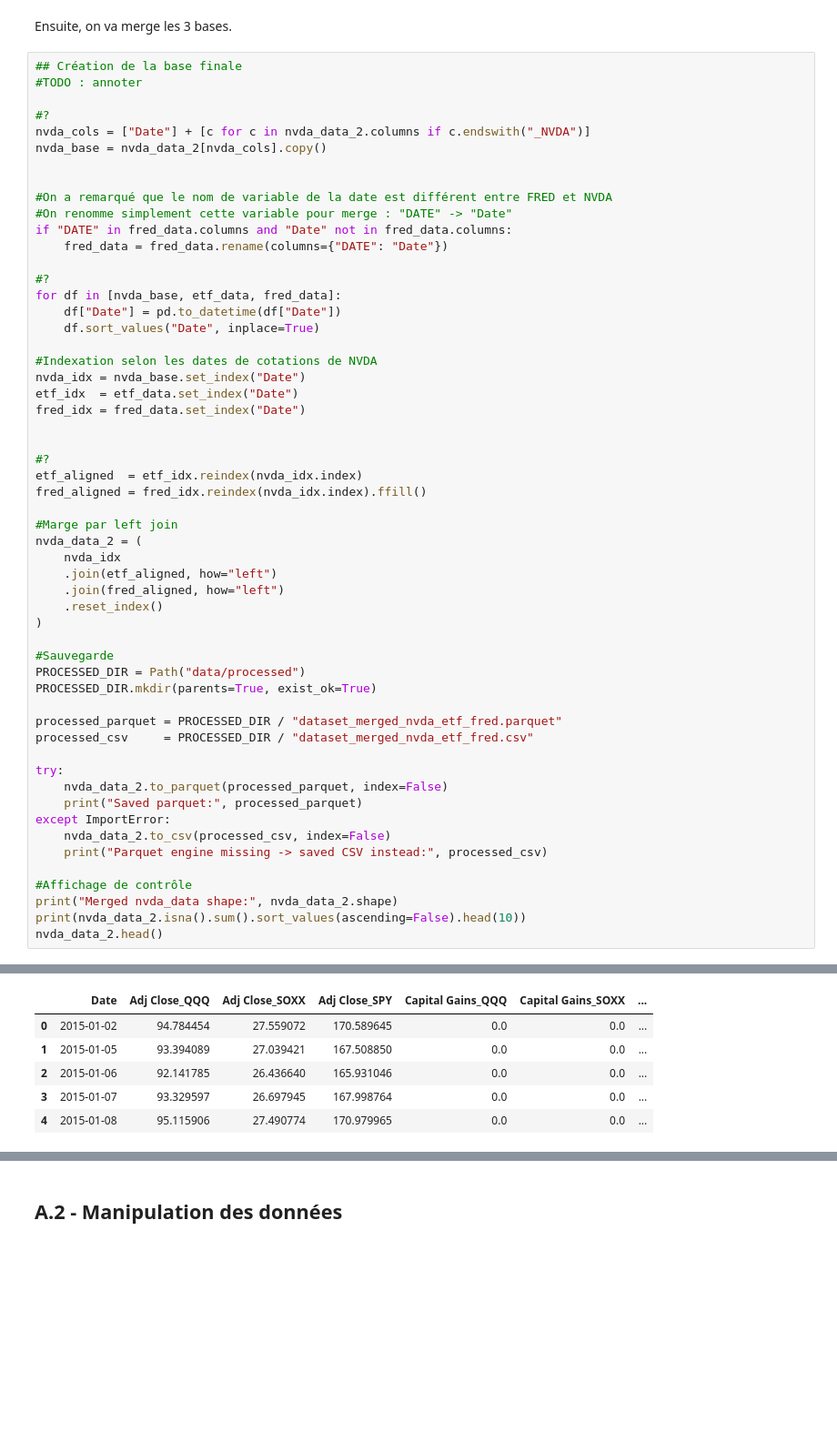
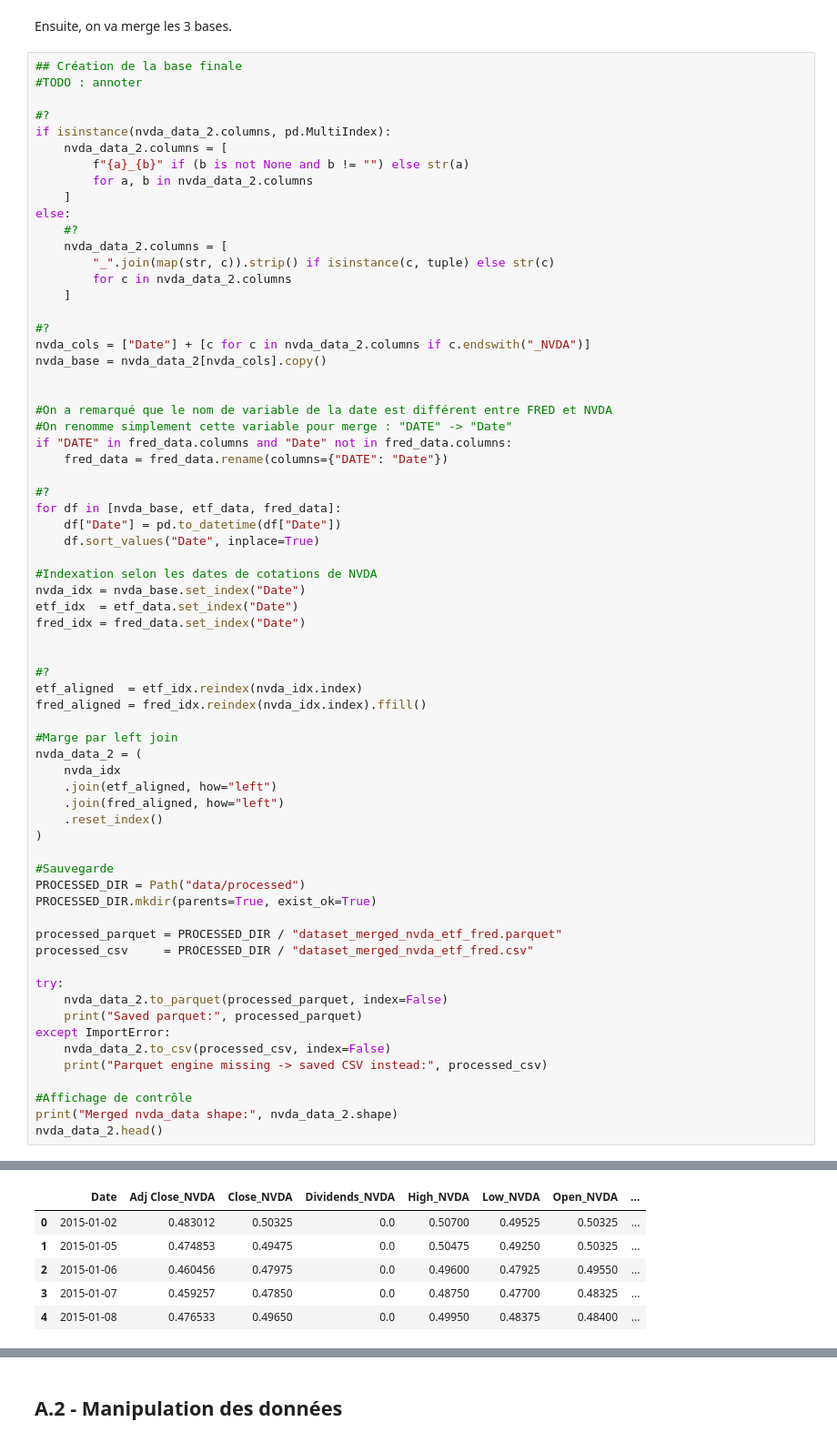
Before and after one commit to JoelKt29/Python-pour-la-data, a Jupyter notebook: Final copy.ipynb, the cells around one changed output, grey strips where cells are left out. Shown: that part at 91% size. Saved outputs shown, nothing was run; the diff lists cells and outputs as text; blank space fills up the shorter version.

```diff
--- a/Final copy.ipynb
+++ b/Final copy.ipynb
@@ -125,6 +128,19 @@ Ensuite, on va merge les 3 bases.
 # %%
 ## Création de la base finale
 #TODO : annoter
+
+#?
+if isinstance(nvda_data_2.columns, pd.MultiIndex):
+    nvda_data_2.columns = [
+        f"{a}_{b}" if (b is not None and b != "") else str(a)
+        for a, b in nvda_data_2.columns
+    ]
+else:
+    #?
+    nvda_data_2.columns = [
+        "_".join(map(str, c)).strip() if isinstance(c, tuple) else str(c)
+        for c in nvda_data_2.columns
+    ]
 
 #?
 nvda_cols = ["Date"] + [c for c in nvda_data_2.columns if c.endswith("_NVDA")]
@@ -175,7 +191,6 @@ except ImportError:
 
 #Affichage de contrôle
 print("Merged nvda_data shape:", nvda_data_2.shape)
-print(nvda_data_2.isna().sum().sort_values(ascending=False).head(10))
 nvda_data_2.head()
 # %% [output]
 Parquet engine missing -> saved CSV instead: data/processed/dataset_merged_nvda_etf_fred.csv
@@ -194,6 +198,6 @@ dtype: int64
-|  | Date | Adj Close_QQQ | Adj Close_SOXX | Adj Close_SPY | Capital Gains_QQQ | Capital Gains_SOXX | ... |
-| 0 | 2015-01-02 | 94.784454 | 27.559072 | 170.589645 | 0.0 | 0.0 | ... |
-| 1 | 2015-01-05 | 93.394089 | 27.039421 | 167.508850 | 0.0 | 0.0 | ... |
-| 2 | 2015-01-06 | 92.141785 | 26.436640 | 165.931046 | 0.0 | 0.0 | ... |
-| 3 | 2015-01-07 | 93.329597 | 26.697945 | 167.998764 | 0.0 | 0.0 | ... |
-| 4 | 2015-01-08 | 95.115906 | 27.490774 | 170.979965 | 0.0 | 0.0 | ... |
+|  | Date | Adj Close_NVDA | Close_NVDA | Dividends_NVDA | High_NVDA | Low_NVDA | Open_NVDA | ... |
+| 0 | 2015-01-02 | 0.483012 | 0.50325 | 0.0 | 0.50700 | 0.49525 | 0.50325 | ... |
+| 1 | 2015-01-05 | 0.474853 | 0.49475 | 0.0 | 0.50475 | 0.49250 | 0.50325 | ... |
+| 2 | 2015-01-06 | 0.460456 | 0.47975 | 0.0 | 0.49600 | 0.47925 | 0.49550 | ... |
+| 3 | 2015-01-07 | 0.459257 | 0.47850 | 0.0 | 0.48750 | 0.47700 | 0.48325 | ... |
+| 4 | 2015-01-08 | 0.476533 | 0.49650 | 0.0 | 0.49950 | 0.48375 | 0.48400 | ... |
```
Also changed, not shown: parts of 20 cells of this notebook.
